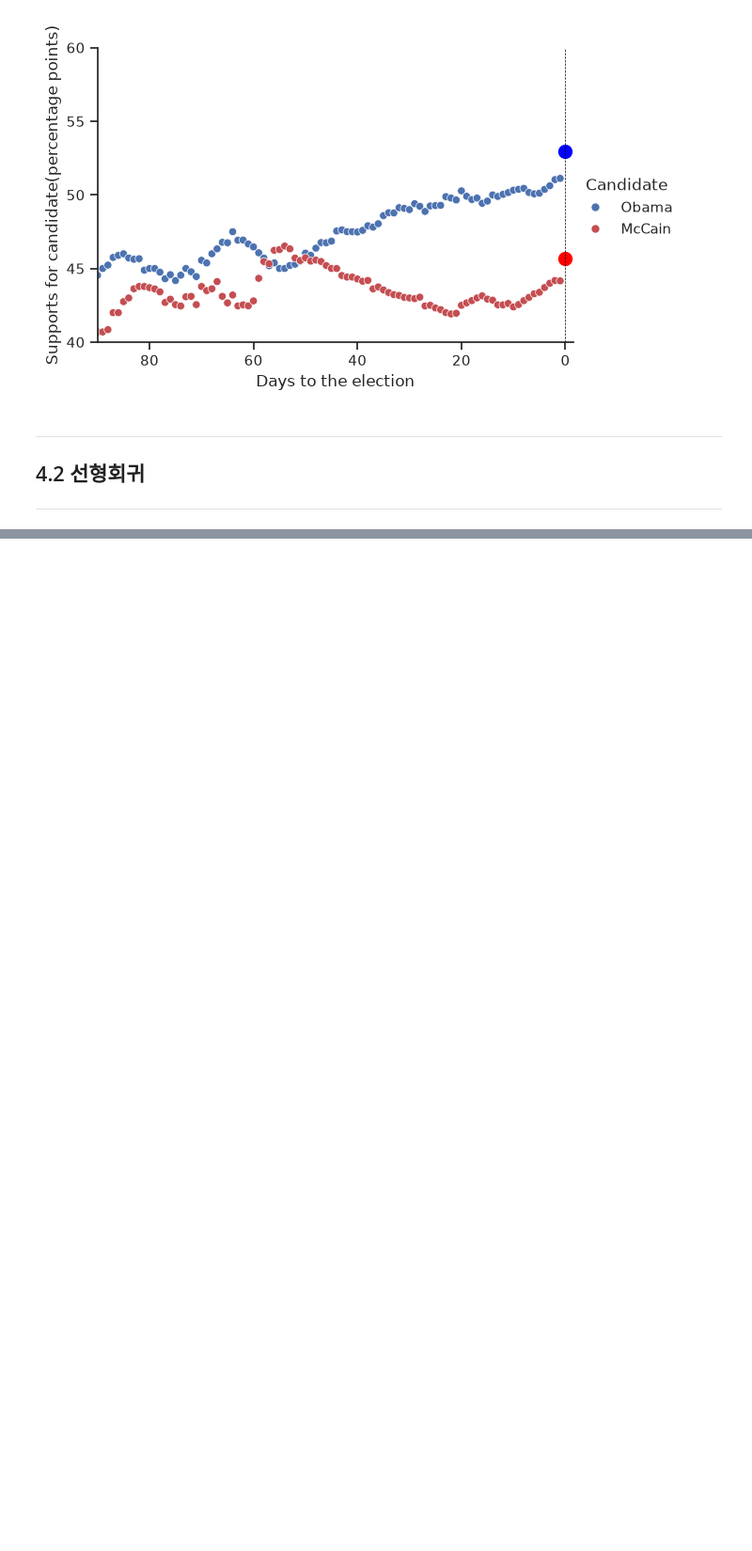
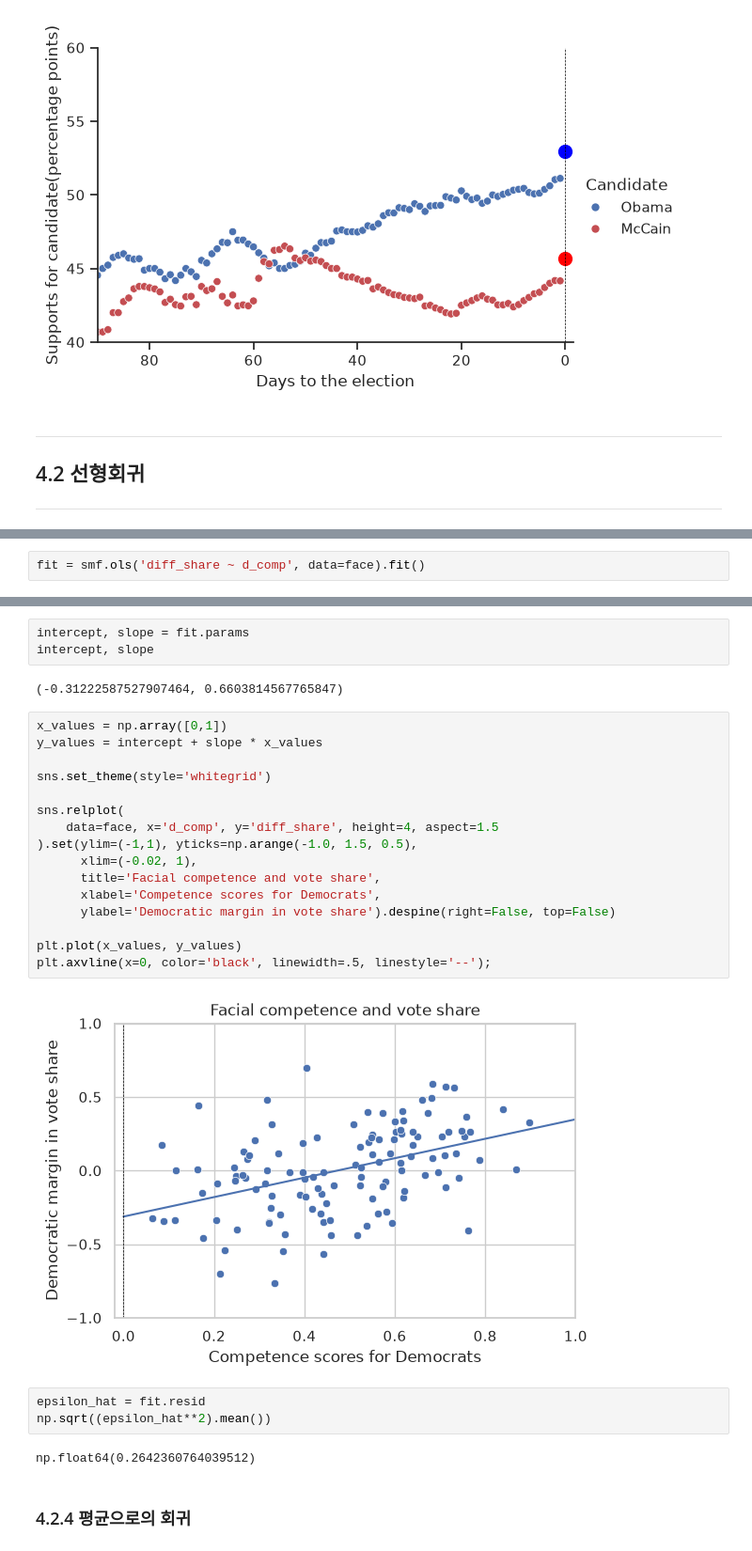
Before and after one commit to lee-data-socio/studies, a Jupyter notebook: qss/ch04_PREDICTION.ipynb, the cells around one changed output, grey strips where cells are left out. Shown at 94% size. Cells and saved outputs as stored; diff of their text form; blank space fills up the shorter version.

```diff
--- a/qss/ch04_PREDICTION.ipynb
+++ b/qss/ch04_PREDICTION.ipynb
@@ -342,0 +409,2 @@ plt.scatter(0, 45.65, color='red', s=100);
+# %%
+fit = smf.ols('diff_share ~ d_comp', data=face).fit()
@@ -342,0 +435,30 @@ plt.scatter(0, 45.65, color='red', s=100);
+# %%
+intercept, slope = fit.params
+intercept, slope
+# %% [output]
+(-0.31222587527907464, 0.6603814567765847)
+# %%
+x_values = np.array([0,1])
+y_values = intercept + slope * x_values
+
+sns.set_theme(style='whitegrid')
+
+sns.relplot(
+    data=face, x='d_comp', y='diff_share', height=4, aspect=1.5
+).set(ylim=(-1,1), yticks=np.arange(-1.0, 1.5, 0.5),
+      xlim=(-0.02, 1),
+      title='Facial competence and vote share',
+      xlabel='Competence scores for Democrats',
+      ylabel='Democratic margin in vote share').despine(right=False, top=False)
+
+plt.plot(x_values, y_values)
+plt.axvline(x=0, color='black', linewidth=.5, linestyle='--');
+# %% [output]
+[figure, added]
+# %%
+epsilon_hat = fit.resid
+np.sqrt((epsilon_hat**2).mean())
+# %% [output]
+np.float64(0.2642360764039512)
+# %% [markdown]
+### 4.2.4 평균으로의 회귀
```
Also changed, not shown: parts of 15 cells of this notebook, 1 other file.
